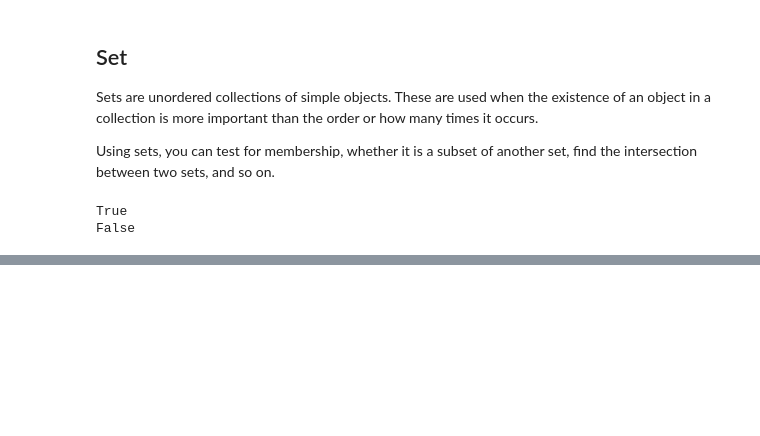
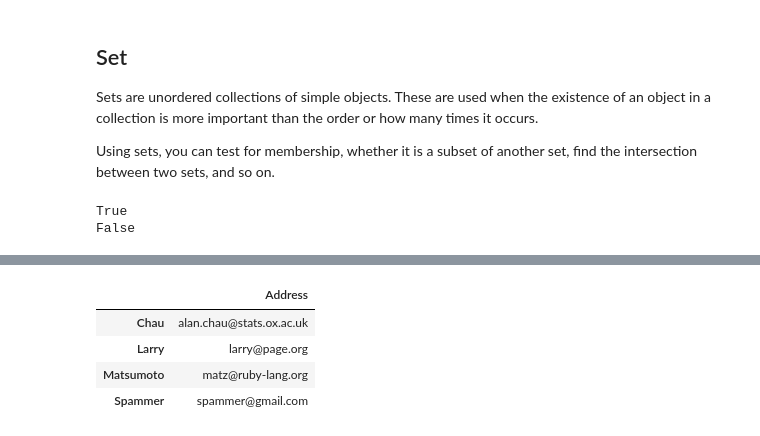
Before and after one commit to Chau999/python_course, a Jupyter notebook: Python Workshop for MBAs - Data Structures and Algorithms.ipynb, the cells around one changed output, grey strips where cells are left out. Cells and saved outputs as stored; diff of their text form; code cells hidden in the pictures; blank space fills up the shorter version.

```diff
--- a/Python Workshop for MBAs - Data Structures and Algorithms.ipynb
+++ b/Python Workshop for MBAs - Data Structures and Algorithms.ipynb
@@ -134,0 +185,19 @@ False
+# %%
+# Learn how to create a DataFrame
+
+# Method 1: Create a dictionary first, ues our address book
+
+address_bk = {
+    'Chau': ['alan.chau@stats.ox.ac.uk'],
+    'Larry': ['larry@page.org'],
+    'Matsumoto': ['matz@ruby-lang.org'],
+    'Spammer': ['spammer@gmail.com']
+}
+
+pd.DataFrame.from_dict(address_bk, orient="index", columns=['Address'])
+# %% [output]
+|  | Address |
+| Chau | alan.chau@stats.ox.ac.uk |
+| Larry | larry@page.org |
+| Matsumoto | matz@ruby-lang.org |
+| Spammer | spammer@gmail.com |
```
Also changed, not shown: parts of 27 cells of this notebook.
